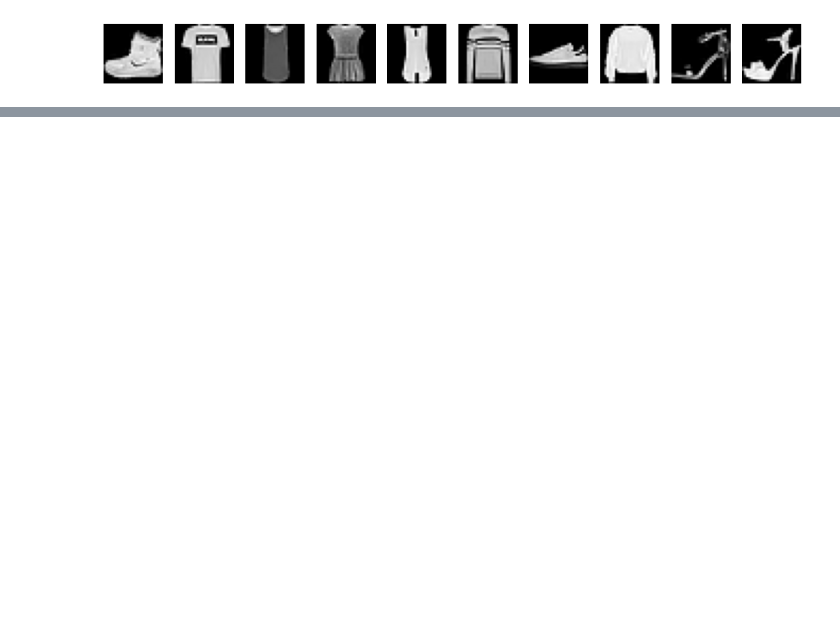
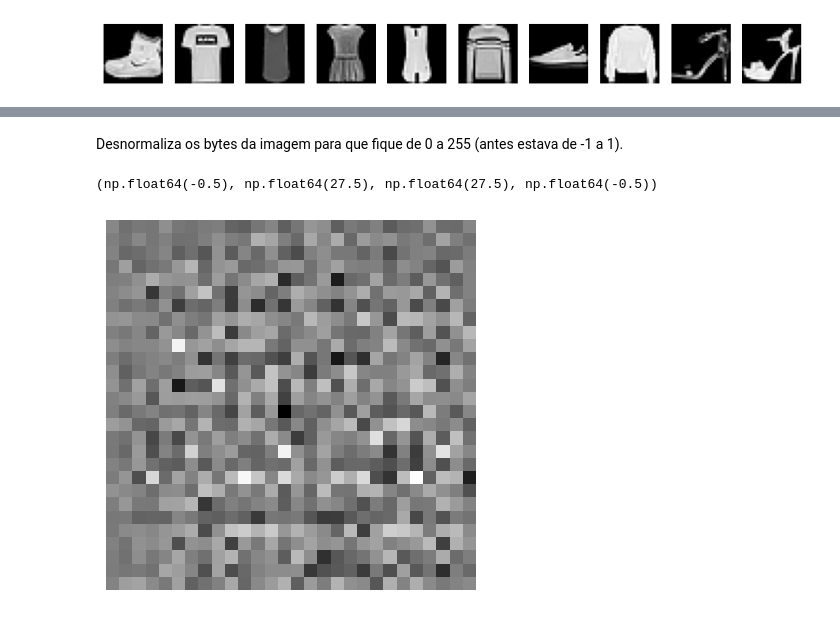
Before and after one commit to DiogoBotton/Deep_Learning_Learn, a Jupyter notebook: Gerando_Imagens_GANs/roupas.ipynb, the cells around one changed output, grey strips where cells are left out. Drawn from its saved outputs; the diff is of its cells as text; code cells hidden in the pictures; blank space fills up the shorter version.

Commit message:
criado uma rede geradora e discriminadora

```diff
--- a/Gerando_Imagens_GANs/roupas.ipynb
+++ b/Gerando_Imagens_GANs/roupas.ipynb
@@ -70,0 +88,17 @@ def gerador():
+# %%
+gerador = constroi_gerador()
+# %%
+dimensao_ruido = 100
+ruido = tf.random.normal([1, dimensao_ruido])
+# %%
+img_gerada = gerador(ruido, training=False)
+# %% [markdown]
+Desnormaliza os bytes da imagem para que fique de 0 a 255 (antes estava de -1 a 1).
+# %%
+img_gerada = (img_gerada[0] * 127.5) + 127.5
+# %%
+plt.imshow(img_gerada, cmap='gray')
+plt.axis('off')
+# %% [output]
+(np.float64(-0.5), np.float64(27.5), np.float64(27.5), np.float64(-0.5))
+[figure, added]
```
Also changed, not shown: parts of 11 cells of this notebook.
